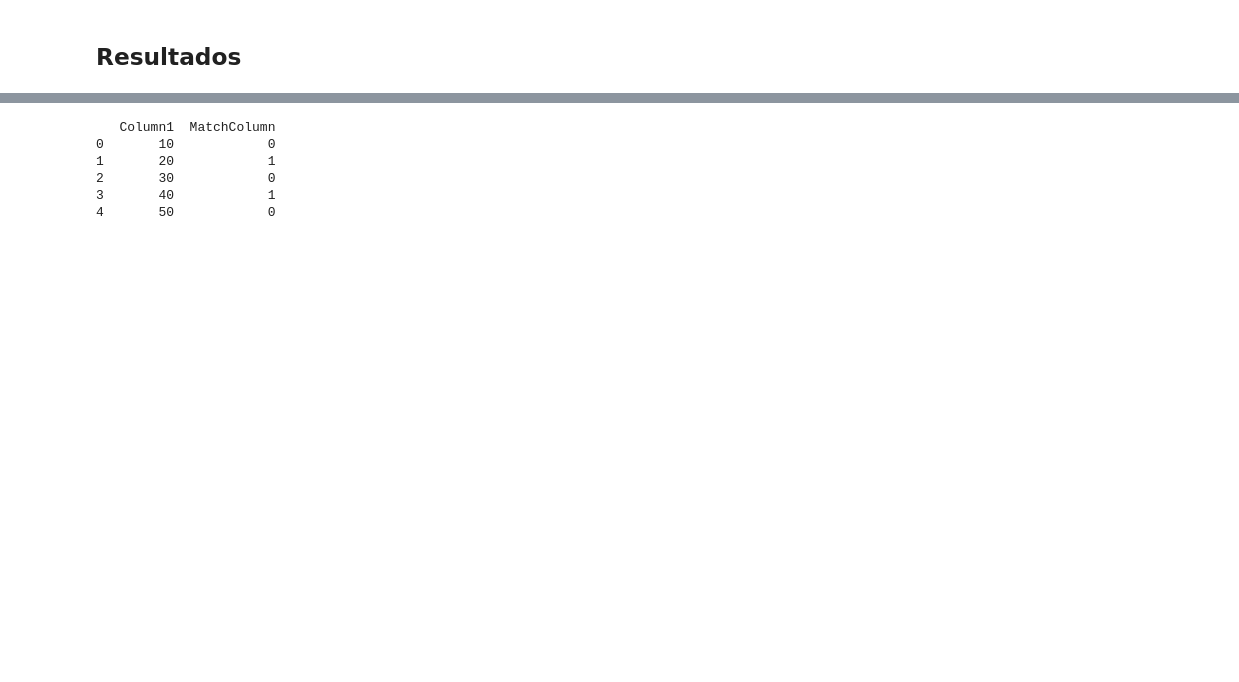
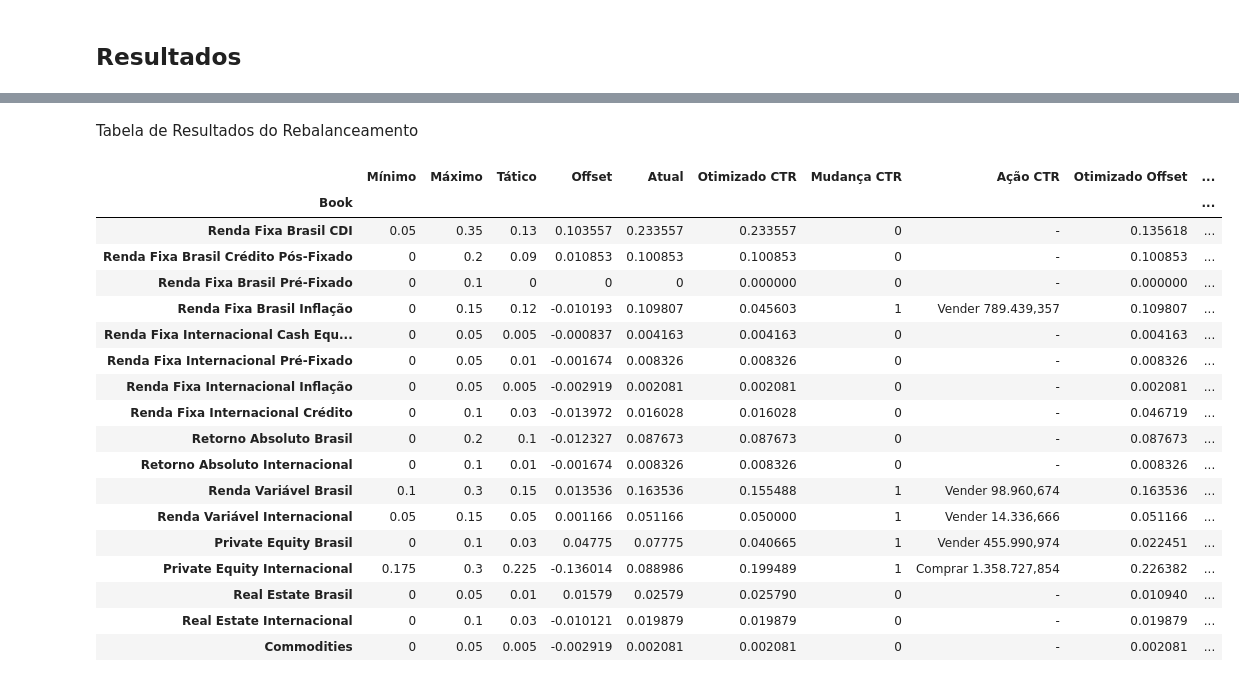
Before and after one commit to GabrielYamashita/PFE, a Jupyter notebook: Entrega Final.ipynb, the cells around one changed output, grey strips where cells are left out. Saved outputs shown, nothing was run; the diff lists cells and outputs as text; code cells hidden in the pictures; blank space fills up the shorter version.

Commit message:
resultados excel pronto

```diff
--- a/Entrega Final.ipynb
+++ b/Entrega Final.ipynb
@@ -812,23 +744,51 @@ resultPortfolio
-# %%
-import pandas as pd
-import numpy as np
-
-# Create a sample DataFrame
-data = {'Column1': [10, 20, 30, 40, 50]}
-df = pd.DataFrame(data)
-
-# Specify the values to match
-values_to_match = [20, 40]
-
-# Create a new column 'MatchColumn' with 1 where values in 'Column1' match the specified values, and 0 otherwise
-df['MatchColumn'] = np.where(df['Column1'].isin(values_to_match), 1, 0)
-
-# Print the result
-print(df)
-# %% [output]
-   Column1  MatchColumn
-0       10            0
-1       20            1
-2       30            0
-3       40            1
-4       50            0
+# %% [markdown]
+Tabela de Resultados do Rebalanceamento
+# %%
+dfResultados = dfOtimizado.copy()
+
+otimizacoes = ['CTR', 'Offset']
+
+for otimizacao in otimizacoes:
+    acao = []
+    for index, row in dfResultados.iterrows():
+        text = ''
+        percDiff = row[f'Otimizado {otimizacao}'] - row['Atual']
+        newValue = abs(percDiff) * valorCarteira
+        assetValue = locale.format_string("%.3f", newValue, grouping=True, monetary=True)
+
+        if percDiff < 0:
+            text += f'Vender {assetValue}'
+
+        elif percDiff > 0:
+            text += f'Comprar {assetValue}'
+
+        else:
+            text += '-'
+
+        acao.append(text)
+
+    dfResultados[f'Ação {otimizacao}'] = acao
+
+dfResultados = dfResultados[['Mínimo', 'Máximo', 'Tático', 'Offset', 'Atual', 'Otimizado CTR', 'Mudança CTR', 'Ação CTR', 'Otimizado Offset', 'Mudança Offset', 'Ação Offset']]
+
+dfResultados
+# %% [output]
+|  | Mínimo | Máximo | Tático | Offset | Atual | Otimizado CTR | Mudança CTR | Ação CTR | Otimizado Offset | ... |
+| Book |  |  |  |  |  |  |  |  |  | ... |
+| Renda Fixa Brasil CDI | 0.05 | 0.35 | 0.13 | 0.103557 | 0.233557 | 0.233557 | 0 | - | 0.135618 | ... |
+| Renda Fixa Brasil Crédito Pós-Fixado | 0 | 0.2 | 0.09 | 0.010853 | 0.100853 | 0.100853 | 0 | - | 0.100853 | ... |
+| Renda Fixa Brasil Pré-Fixado | 0 | 0.1 | 0 | 0 | 0 | 0.000000 | 0 | - | 0.000000 | ... |
+| Renda Fixa Brasil Inflação | 0 | 0.15 | 0.12 | -0.010193 | 0.109807 | 0.045603 | 1 | Vender 789.439,357 | 0.109807 | ... |
+| Renda Fixa Internacional Cash Equ... | 0 | 0.05 | 0.005 | -0.000837 | 0.004163 | 0.004163 | 0 | - | 0.004163 | ... |
+| Renda Fixa Internacional Pré-Fixado | 0 | 0.05 | 0.01 | -0.001674 | 0.008326 | 0.008326 | 0 | - | 0.008326 | ... |
+| Renda Fixa Internacional Inflação | 0 | 0.05 | 0.005 | -0.002919 | 0.002081 | 0.002081 | 0 | - | 0.002081 | ... |
+| Renda Fixa Internacional Crédito | 0 | 0.1 | 0.03 | -0.013972 | 0.016028 | 0.016028 | 0 | - | 0.046719 | ... |
+| Retorno Absoluto Brasil | 0 | 0.2 | 0.1 | -0.012327 | 0.087673 | 0.087673 | 0 | - | 0.087673 | ... |
+| Retorno Absoluto Internacional | 0 | 0.1 | 0.01 | -0.001674 | 0.008326 | 0.008326 | 0 | - | 0.008326 | ... |
+| Renda Variável Brasil | 0.1 | 0.3 | 0.15 | 0.013536 | 0.163536 | 0.155488 | 1 | Vender 98.960,674 | 0.163536 | ... |
+| Renda Variável Internacional | 0.05 | 0.15 | 0.05 | 0.001166 | 0.051166 | 0.050000 | 1 | Vender 14.336,666 | 0.051166 | ... |
+| Private Equity Brasil | 0 | 0.1 | 0.03 | 0.04775 | 0.07775 | 0.040665 | 1 | Vender 455.990,974 | 0.022451 | ... |
+| Private Equity Internacional | 0.175 | 0.3 | 0.225 | -0.136014 | 0.088986 | 0.199489 | 1 | Comprar 1.358.727,854 | 0.226382 | ... |
+| Real Estate Brasil | 0 | 0.05 | 0.01 | 0.01579 | 0.02579 | 0.025790 | 0 | - | 0.010940 | ... |
+| Real Estate Internacional | 0 | 0.1 | 0.03 | -0.010121 | 0.019879 | 0.019879 | 0 | - | 0.019879 | ... |
+| Commodities | 0 | 0.05 | 0.005 | -0.002919 | 0.002081 | 0.002081 | 0 | - | 0.002081 | ... |
```
Also changed, not shown: parts of 9 cells of this notebook, 1 other file.
